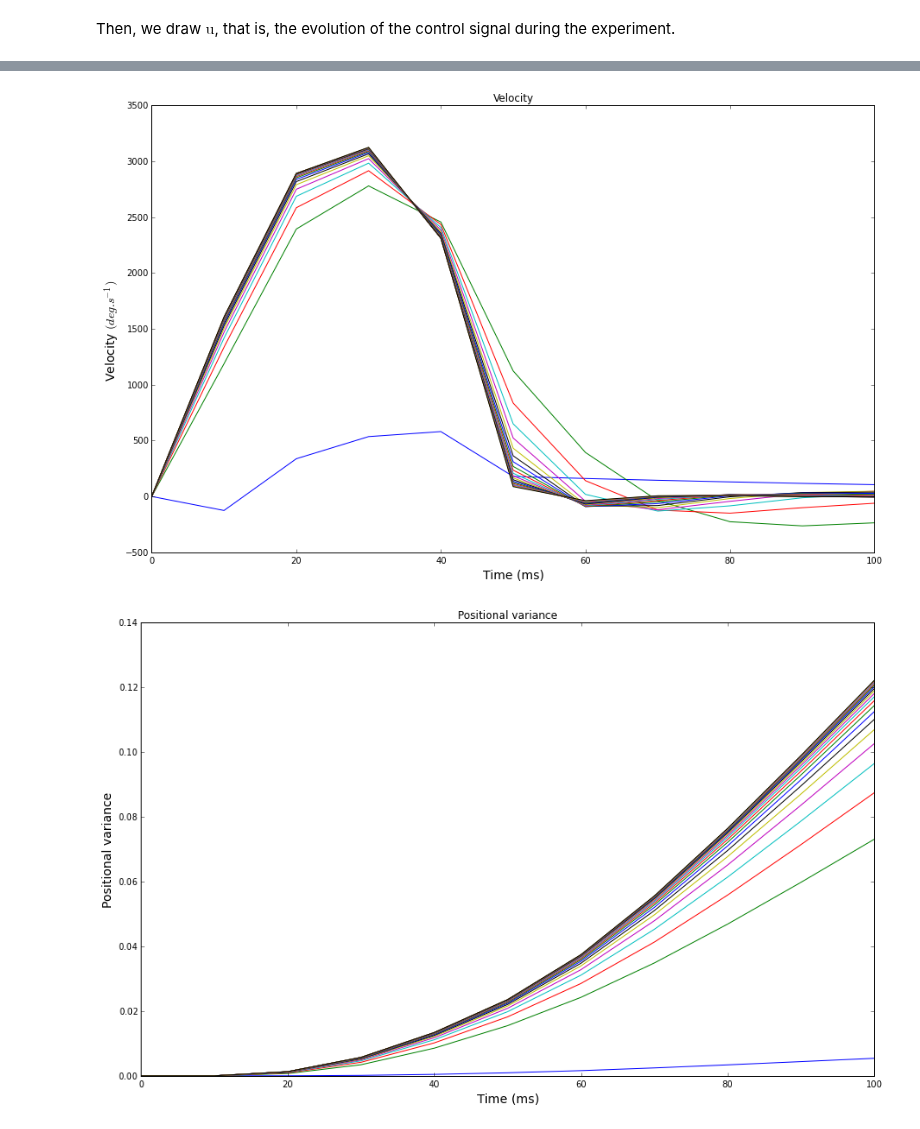
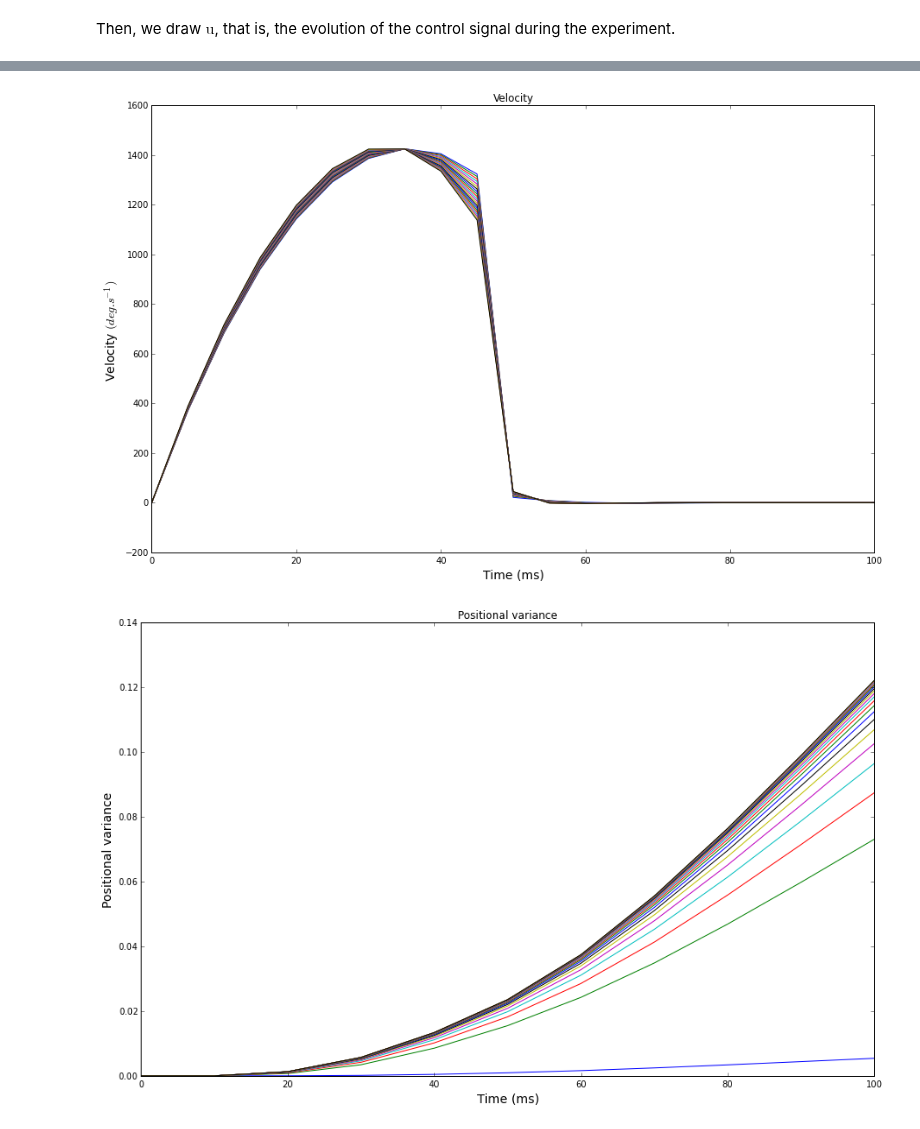
Before and after one commit to AnaideT/OptimalPrecision, a Jupyter notebook: 2017-05-16 Minimization of the cost function in the gradient descent.ipynb, the cells around one changed output, grey strips where cells are left out. Saved outputs shown, nothing was run; the diff lists cells and outputs as text; code cells hidden in the pictures.

```diff
--- a/2017-05-16 Minimization of the cost function in the gradient descent.ipynb
+++ b/2017-05-16 Minimization of the cost function in the gradient descent.ipynb
@@ -33,7 +33,7 @@ TODO: explore parameters
 
 TODO: apply on aSPEM / generalized coordinates / include delays
 # %%
-dt = 0.01
+dt = 0.0025
 t_T = .05
 t_R = .05
 T = int(t_T/dt)
@@ -292,5 +292,5 @@ cost_deriv2(utest,0)
 We choose the number of iterations of the process and the stepsize $\eta$ of the gradient descent.
 # %%
 niter = 10000
-eta = 0.02
+eta = 0.003
 # %%
@@ -328,7 +333,7 @@ plot_position(position, 500, 10000, 0.05, 0.05, 0.01)
 # %%
-plot_velocity(velocity, 500, 10000, 0.05, 0.05, 0.01)
+plot_velocity(velocity, 500, 10000, 0.05, 0.05, 0.005)
 # %% [output]
-[figure, old version]
+[figure, new version]
 # %%
 variance = np.zeros((niter+1,T+R+1))
 
```
Also changed, not shown: parts of 16 cells of this notebook, 6 other files.
